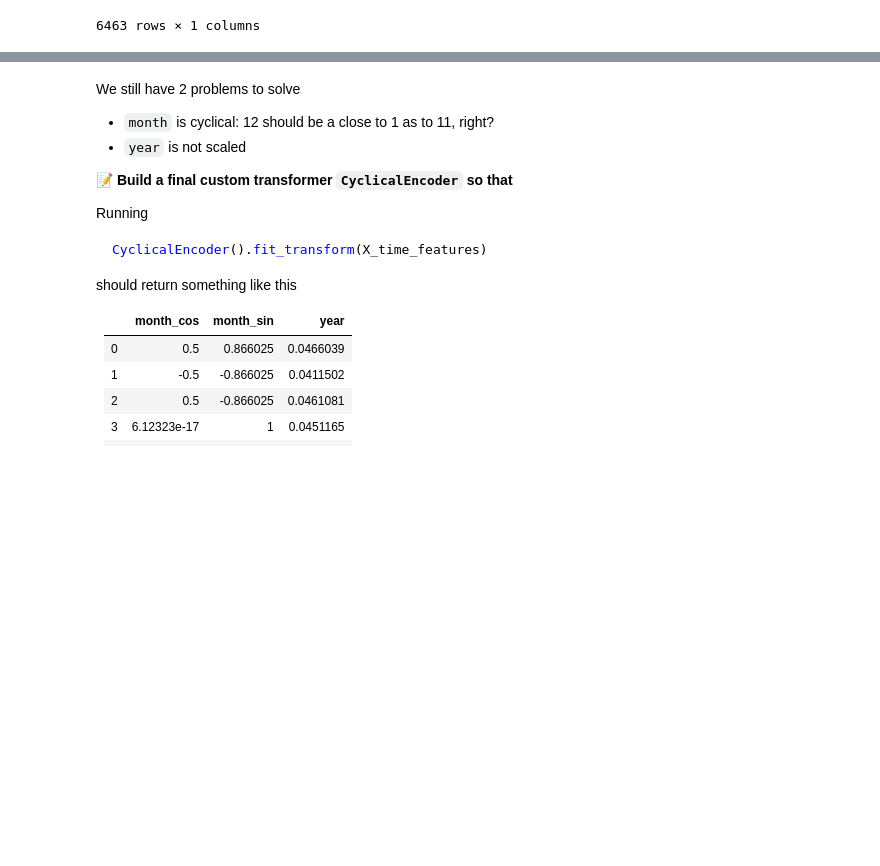
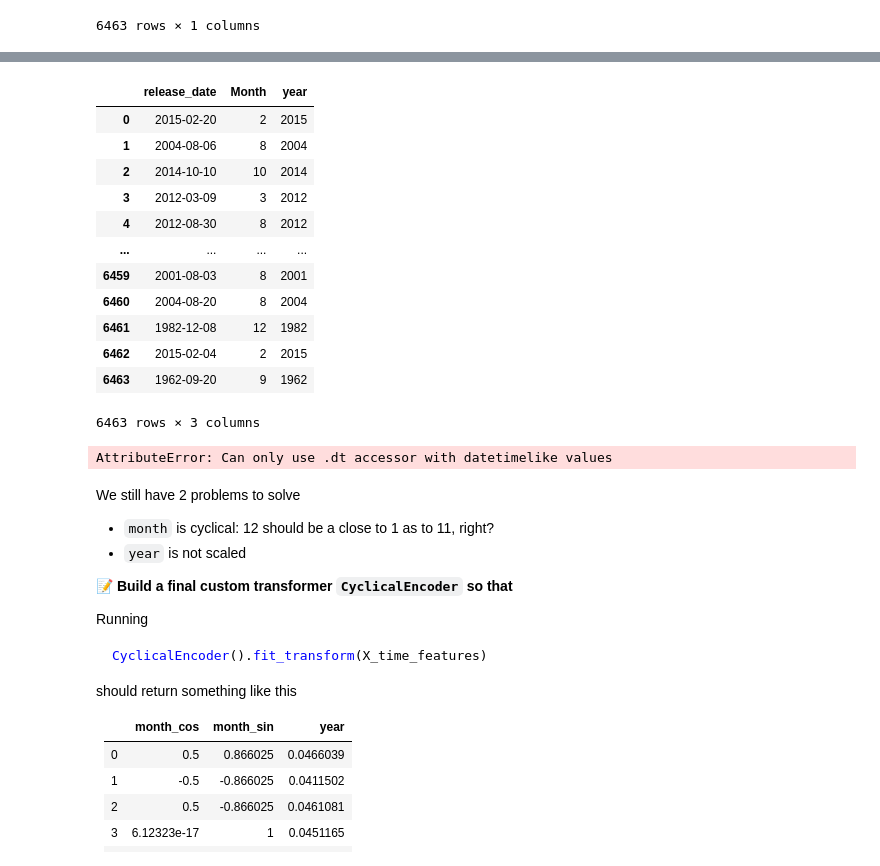
Before and after one commit to fpompignan/data-certification-exam, a Jupyter notebook: machine_learning/TV_popularity_predictor.ipynb, the cells around one changed output, grey strips where cells are left out. Saved outputs shown, nothing was run; the diff lists cells and outputs as text; code cells hidden in the pictures; blank space fills up the shorter version.

Commit message:
modification time

```diff
--- a/machine_learning/TV_popularity_predictor.ipynb
+++ b/machine_learning/TV_popularity_predictor.ipynb
@@ -409,4 +425,4 @@ X[['release_date']]
 # %%
-#X = X['release_date']
-#X = pd.to_datetime(X)
-#X
+B = X['release_date']
+B = pd.to_datetime(B)
+B
@@ -412,0 +442,2 @@ X[['release_date']]
+# %%
+B= pd.DataFrame(B)
@@ -412,0 +458,3 @@ X[['release_date']]
+# %%
+B['Month'] = B['release_date'].dt.month
+B[]
@@ -413,3 +475,20 @@ X[['release_date']]
+# %%
+B['year'] =B['release_date'].dt.year
+B
+# %% [output]
+|  | release_date | Month | year |
+| 0 | 2015-02-20 | 2 | 2015 |
+| 1 | 2004-08-06 | 8 | 2004 |
+| 2 | 2014-10-10 | 10 | 2014 |
+| 3 | 2012-03-09 | 3 | 2012 |
+| 4 | 2012-08-30 | 8 | 2012 |
+| ... | ... | ... | ... |
+| 6459 | 2001-08-03 | 8 | 2001 |
+| 6460 | 2004-08-20 | 8 | 2004 |
+| 6461 | 1982-12-08 | 12 | 1982 |
+| 6462 | 2015-02-04 | 2 | 2015 |
+| 6463 | 1962-09-20 | 9 | 1962 |
+6463 rows × 3 columns
 # %%
 from sklearn.base import BaseEstimator, TransformerMixin
 
@@ -432,7 +516,9 @@ class TimeFeaturesExtractor(BaseEstimator, TransformerMixin):
 # %%
-# Try your transformer and save your new features here
-#X_time_features = TimeFeaturesExtractor().fit_transform(X[['release_date']])
-#X_time_features.head()
+#Try your transformer and save your new features here
+X_time_features = TimeFeaturesExtractor().fit_transform(X[['release_date']])
+X_time_features.head()
+# %% [output]
+AttributeError: Can only use .dt accessor with datetimelike values
 # %% [markdown]
 We still have 2 problems to solve
 - `month` is cyclical: 12 should be a close to 1 as to 11, right?
```
Also changed, not shown: parts of 23 cells of this notebook, 1 other file.
